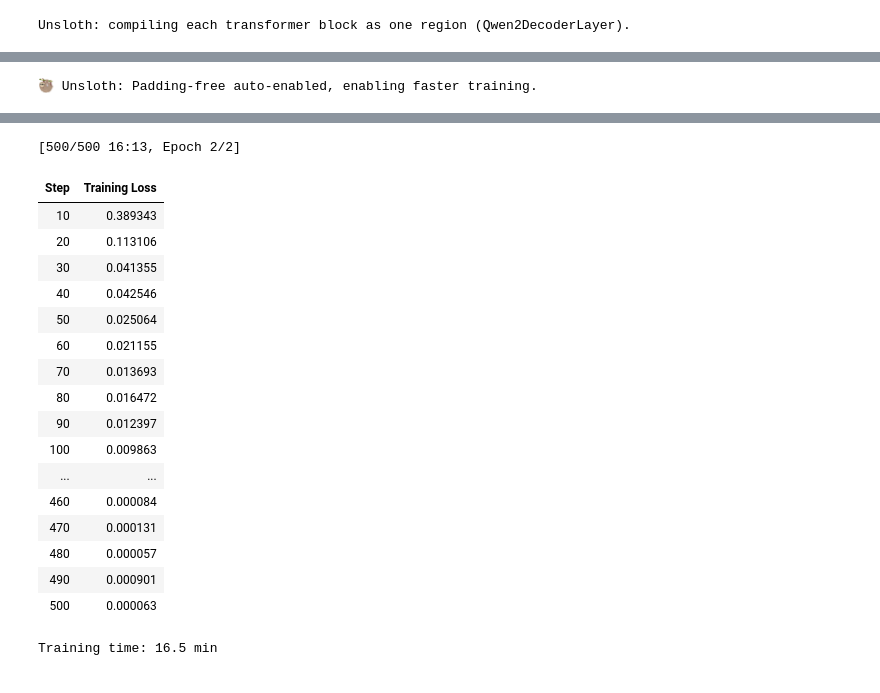
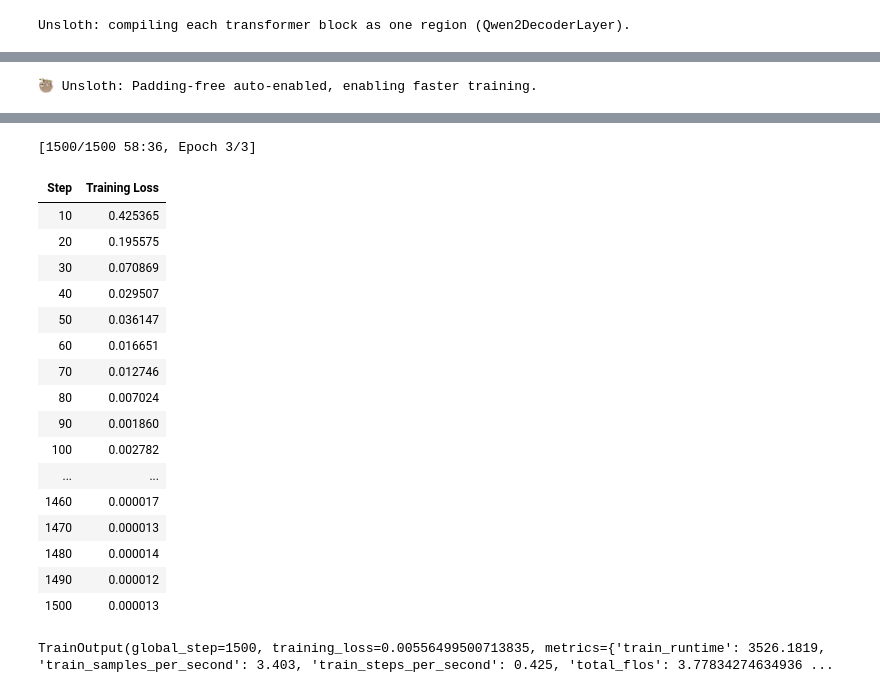
Before and after one commit to harshithseera/slms-for-smells, a Jupyter notebook: detect-code-smells/scripts/code_smell_unsloth_t4.ipynb, the cells around one changed output, grey strips where cells are left out. Drawn from its saved outputs; the diff is of its cells as text; code cells hidden in the pictures.

```diff
--- a/detect-code-smells/scripts/code_smell_unsloth_t4.ipynb
+++ b/detect-code-smells/scripts/code_smell_unsloth_t4.ipynb
@@ -149,23 +132,8 @@ def build(n_train=2000, n_val=100, n_test=200, seed=42):
     rows = [fmt(e) for e in data_]
     return rows[:n_train], rows[n_train:n_train+n_val], rows[n_train+n_val:]
 # %%
-import collections
-train_rows, val_rows, test_rows = build(n_train=2000, n_val=100, n_test=200)
-
+import json
+train_rows, val_rows, test_rows = build(n_train=4000, n_val=100, n_test=200)
 for name, rows in [("code_smell_train", train_rows), ("code_smell_val", val_rows), ("code_smell_test", test_rows)]:
     with open(f"{name}.jsonl", "w") as f:
         for r in rows: f.write(json.dumps(r) + "\n")
-
-cnt = collections.Counter()
-clean = 0
-for r in train_rows:
-    lab = json.loads(r["messages"][2]["content"])
-    clean += (not lab)
-    for s in {x["smell"] for x in lab}: cnt[s] += 1
-
-print(f"train={len(train_rows)} val={len(val_rows)} test={len(test_rows)} | clean diagrams: {clean}")
-print("Smells present in train:", dict(cnt))
-print("\n--- Example Diagram ---")
-print(train_rows[5]["messages"][1]["content"])
-print("\n--- Ground Truth ---")
-print(train_rows[5]["messages"][2]["content"])
@@ -190,14 +140,8 @@ classDiagram
 # %%
 from unsloth import FastLanguageModel
 import torch
-
-max_seq_length = 2048 # Shorter than design smells, we just look at signatures
-model, tokenizer = FastLanguageModel.from_pretrained(
-    model_name = "unsloth/Qwen2.5-1.5B-Instruct-bnb-4bit",
-    max_seq_length = max_seq_length,
-    dtype = None,
-    load_in_4bit = True,
-)
+max_seq_length = 2048
+model, tokenizer = FastLanguageModel.from_pretrained(model_name = "unsloth/Qwen2.5-1.5B-Instruct-bnb-4bit", max_seq_length = max_seq_length, dtype = None, load_in_4bit = True)
 model = FastLanguageModel.get_peft_model(
     model, r = 16, lora_alpha = 16, lora_dropout = 0, bias = "none",
     target_modules = ["q_proj","k_proj","v_proj","o_proj","gate_proj","up_proj","down_proj"],
@@ -231,22 +170,14 @@ from trl import SFTTrainer, SFTConfig
 from unsloth import is_bfloat16_supported
 from unsloth.chat_templates import train_on_responses_only
 
+# Increased epochs to 3 and lowered LR to 1e-4 for better convergence
 trainer = SFTTrainer(
     model = model, tokenizer = tokenizer, train_dataset = train_ds,
     dataset_text_field = "text", max_seq_length = max_seq_length, packing = False,
-    args = SFTConfig(
-        per_device_train_batch_size = 2, gradient_accumulation_steps = 4,
-        num_train_epochs = 2, learning_rate = 2e-4, warmup_steps = 10,
-        lr_scheduler_type = "linear", optim = "adamw_8bit", weight_decay = 0.01,
-        fp16 = not is_bfloat16_supported(), bf16 = is_bfloat16_supported(),
-        logging_steps = 10, save_strategy = "no", report_to = "none",
-        seed = 3407, output_dir = "outputs",
-    ),
+    args = SFTConfig(per_device_train_batch_size = 2, gradient_accumulation_steps = 4, num_train_epochs = 3, learning_rate = 1e-4, warmup_steps = 10, lr_scheduler_type = "linear", optim = "adamw_8bit", weight_decay = 0.01, fp16 = not is_bfloat16_supported(), bf16 = is_bfloat16_supported(), logging_steps = 10, save_strategy = "no", report_to = "none", seed = 3407, output_dir = "outputs")
 )
-trainer = train_on_responses_only(
-    trainer, instruction_part = "<|im_start|>user\n", response_part = "<|im_start|>assistant\n")
-stats = trainer.train()
-print(f"Training time: {stats.metrics['train_runtime']/60:.1f} min")
+trainer = train_on_responses_only(trainer, instruction_part = "<|im_start|>user\n", response_part = "<|im_start|>assistant\n")
+trainer.train()
 # %% [output]
 🦥 Unsloth: Padding-free auto-enabled, enabling faster training.
 The tokenizer has new PAD/BOS/EOS tokens that differ from the model config and generation config. The model config and generation config were aligned accordingly, being updated with the tokenizer's va ...
@@ -261,20 +192,20 @@ Unsloth: Double buffering enabled (parallel H2D + compute) for backward pass.
-[500/500 16:13, Epoch 2/2]
+[1500/1500 58:36, Epoch 3/3]
 | Step | Training Loss |
-| 10 | 0.389343 |
-| 20 | 0.113106 |
-| 30 | 0.041355 |
-| 40 | 0.042546 |
-| 50 | 0.025064 |
-| 60 | 0.021155 |
-| 70 | 0.013693 |
-| 80 | 0.016472 |
-| 90 | 0.012397 |
-| 100 | 0.009863 |
+| 10 | 0.425365 |
+| 20 | 0.195575 |
+| 30 | 0.070869 |
+| 40 | 0.029507 |
+| 50 | 0.036147 |
+| 60 | 0.016651 |
+| 70 | 0.012746 |
+| 80 | 0.007024 |
+| 90 | 0.001860 |
+| 100 | 0.002782 |
 | ... | ... |
-| 460 | 0.000084 |
-| 470 | 0.000131 |
-| 480 | 0.000057 |
-| 490 | 0.000901 |
-| 500 | 0.000063 |
+| 1460 | 0.000017 |
+| 1470 | 0.000013 |
+| 1480 | 0.000014 |
+| 1490 | 0.000012 |
+| 1500 | 0.000013 |
-Training time: 16.5 min
+TrainOutput(global_step=1500, training_loss=0.00556499500713835, metrics={'train_runtime': 3526.1819, 'train_samples_per_second': 3.403, 'train_steps_per_second': 0.425, 'total_flos': 3.77834274634936 ...
 # %%
```
Also changed, not shown: parts of 7 cells of this notebook, 6 other files.
